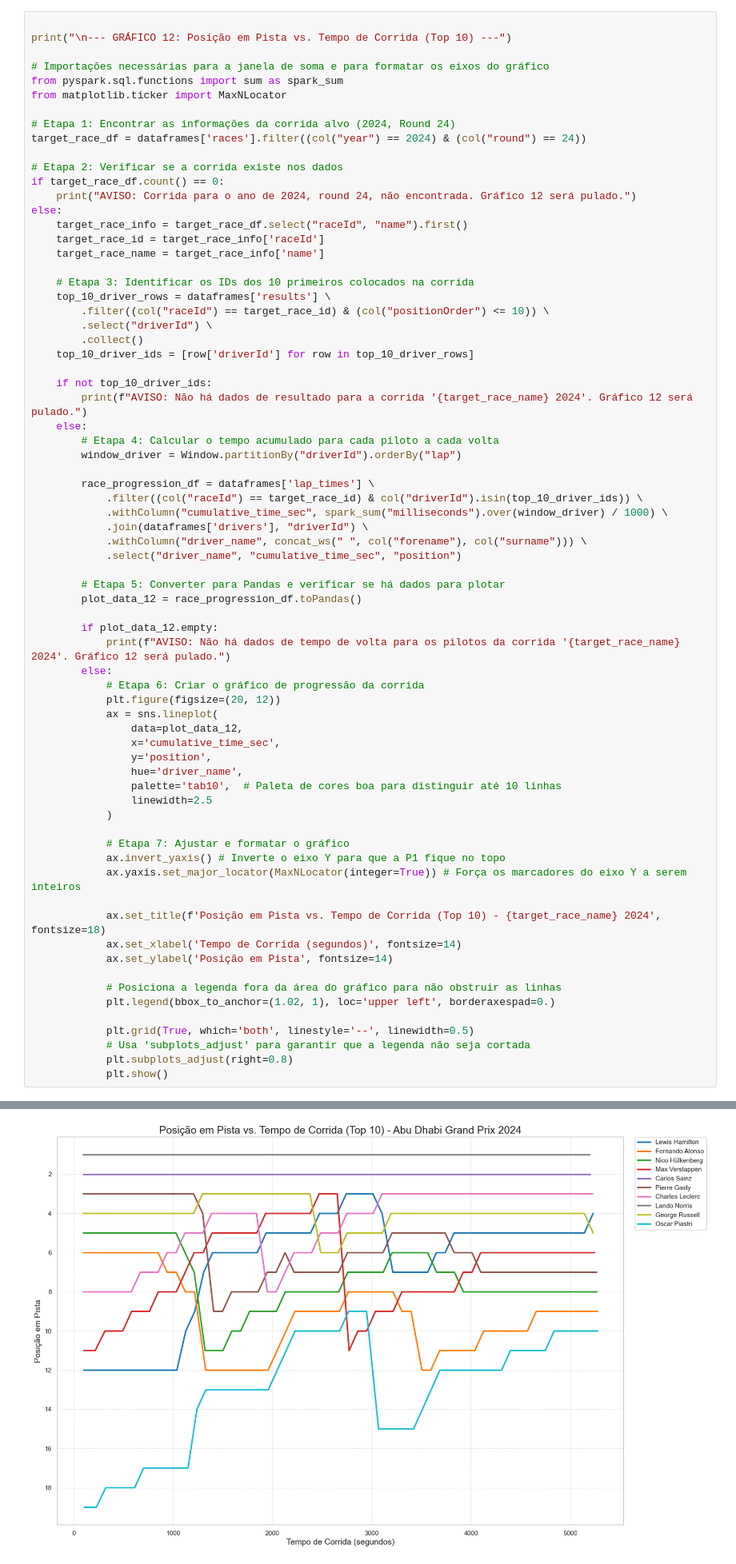
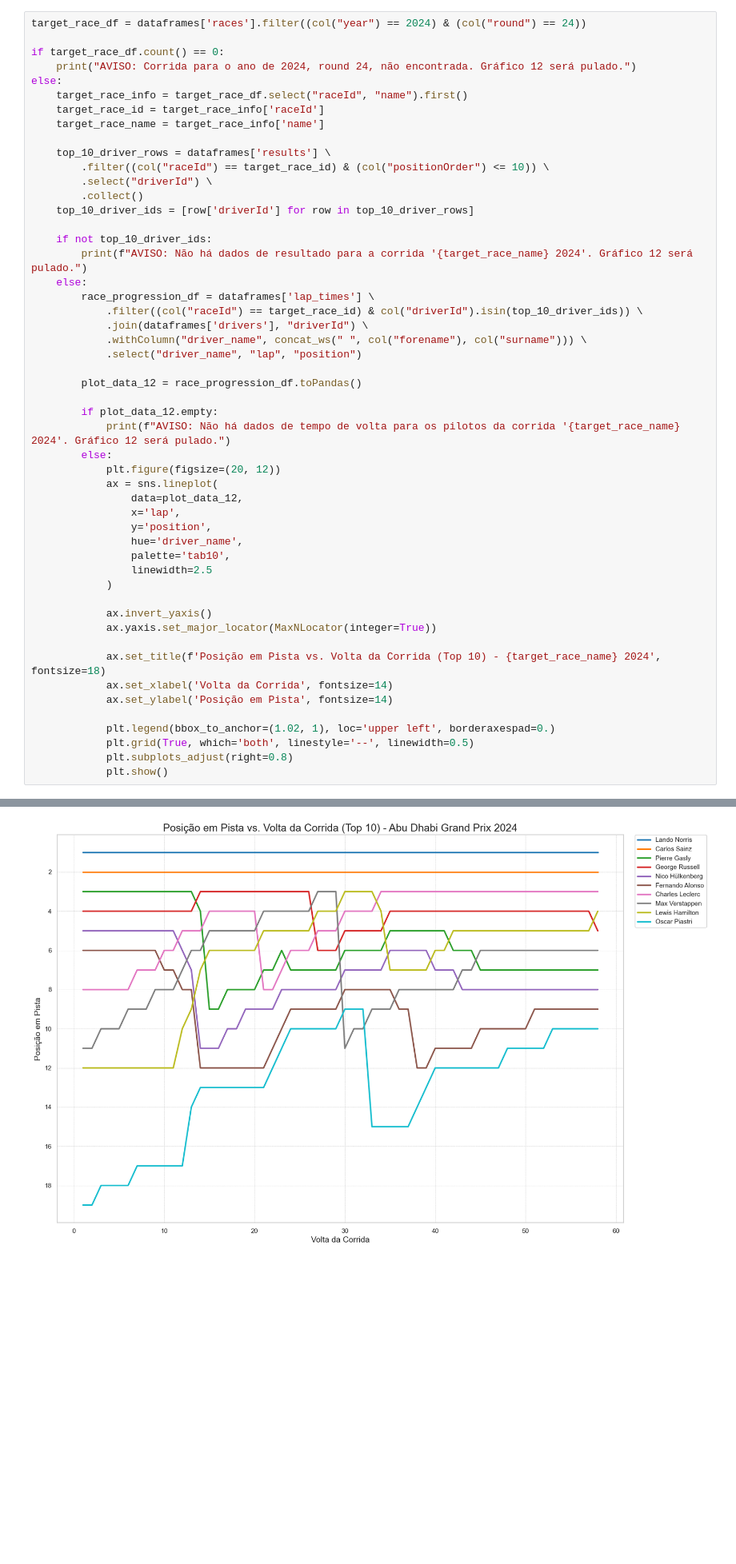
Before and after one commit to Julio1099/formula1-analytics, a Jupyter notebook: Data Layer/raw/Analise_PySpark2.ipynb, the cells around one changed output, grey strips where cells are left out. Shown at 80% size. Drawn from its saved outputs; the diff is of its cells as text; blank space fills up the shorter version.

Commit message:
Atualiza gráficos e resumos
Co-authored-by: Julio1099  <juliio1520@gmail.com>

```diff
--- a/Data Layer/raw/Analise_PySpark2.ipynb
+++ b/Data Layer/raw/Analise_PySpark2.ipynb
@@ -466,15 +481,6 @@ else:
 # %%
-
-print("\n--- GRÁFICO 12: Posição em Pista vs. Tempo de Corrida (Top 10) ---")
-
-# Importações necessárias para a janela de soma e para formatar os eixos do gráfico
-from pyspark.sql.functions import sum as spark_sum
-from matplotlib.ticker import MaxNLocator
-
-# Etapa 1: Encontrar as informações da corrida alvo (2024, Round 24)
 target_race_df = dataframes['races'].filter((col("year") == 2024) & (col("round") == 24))
 
-# Etapa 2: Verificar se a corrida existe nos dados
 if target_race_df.count() == 0:
     print("AVISO: Corrida para o ano de 2024, round 24, não encontrada. Gráfico 12 será pulado.")
 else:
@@ -482,7 +488,6 @@ else:
     target_race_id = target_race_info['raceId']
     target_race_name = target_race_info['name']
 
-    # Etapa 3: Identificar os IDs dos 10 primeiros colocados na corrida
     top_10_driver_rows = dataframes['results'] \
         .filter((col("raceId") == target_race_id) & (col("positionOrder") <= 10)) \
         .select("driverId") \
@@ -492,46 +497,36 @@ else:
     if not top_10_driver_ids:
         print(f"AVISO: Não há dados de resultado para a corrida '{target_race_name} 2024'. Gráfico 12 será pulado.")
     else:
-        # Etapa 4: Calcular o tempo acumulado para cada piloto a cada volta
-        window_driver = Window.partitionBy("driverId").orderBy("lap")
-
         race_progression_df = dataframes['lap_times'] \
             .filter((col("raceId") == target_race_id) & col("driverId").isin(top_10_driver_ids)) \
-            .withColumn("cumulative_time_sec", spark_sum("milliseconds").over(window_driver) / 1000) \
             .join(dataframes['drivers'], "driverId") \
             .withColumn("driver_name", concat_ws(" ", col("forename"), col("surname"))) \
-            .select("driver_name", "cumulative_time_sec", "position")
+            .select("driver_name", "lap", "position")
 
-        # Etapa 5: Converter para Pandas e verificar se há dados para plotar
         plot_data_12 = race_progression_df.toPandas()
 
         if plot_data_12.empty:
             print(f"AVISO: Não há dados de tempo de volta para os pilotos da corrida '{target_race_name} 2024'. Gráfico 12 será pulado.")
         else:
-            # Etapa 6: Criar o gráfico de progressão da corrida
             plt.figure(figsize=(20, 12))
             ax = sns.lineplot(
                 data=plot_data_12,
-                x='cumulative_time_sec',
+                x='lap',
                 y='position',
                 hue='driver_name',
-                palette='tab10',  # Paleta de cores boa para distinguir até 10 linhas
+                palette='tab10',
                 linewidth=2.5
             )
 
-            # Etapa 7: Ajustar e formatar o gráfico
-            ax.invert_yaxis() # Inverte o eixo Y para que a P1 fique no topo
-            ax.yaxis.set_major_locator(MaxNLocator(integer=True)) # Força os marcadores do eixo Y a serem inteiros
+            ax.invert_yaxis()
+            ax.yaxis.set_major_locator(MaxNLocator(integer=True))
 
-            ax.set_title(f'Posição em Pista vs. Tempo de Corrida (Top 10) - {target_race_name} 2024', fontsize=18)
-            ax.set_xlabel('Tempo de Corrida (segundos)', fontsize=14)
+            ax.set_title(f'Posição em Pista vs. Volta da Corrida (Top 10) - {target_race_name} 2024', fontsize=18)
+            ax.set_xlabel('Volta da Corrida', fontsize=14)
             ax.set_ylabel('Posição em Pista', fontsize=14)
 
-            # Posiciona a legenda fora da área do gráfico para não obstruir as linhas
             plt.legend(bbox_to_anchor=(1.02, 1), loc='upper left', borderaxespad=0.)
-
             plt.grid(True, which='both', linestyle='--', linewidth=0.5)
-            # Usa 'subplots_adjust' para garantir que a legenda não seja cortada
             plt.subplots_adjust(right=0.8)
             plt.show()
 # %% [output]
@@ -539,3 +533,3 @@ else:
-[figure, old version]
+[figure, new version]
 # %%
 spark.stop()
```
Also changed, not shown: parts of 19 cells of this notebook.
